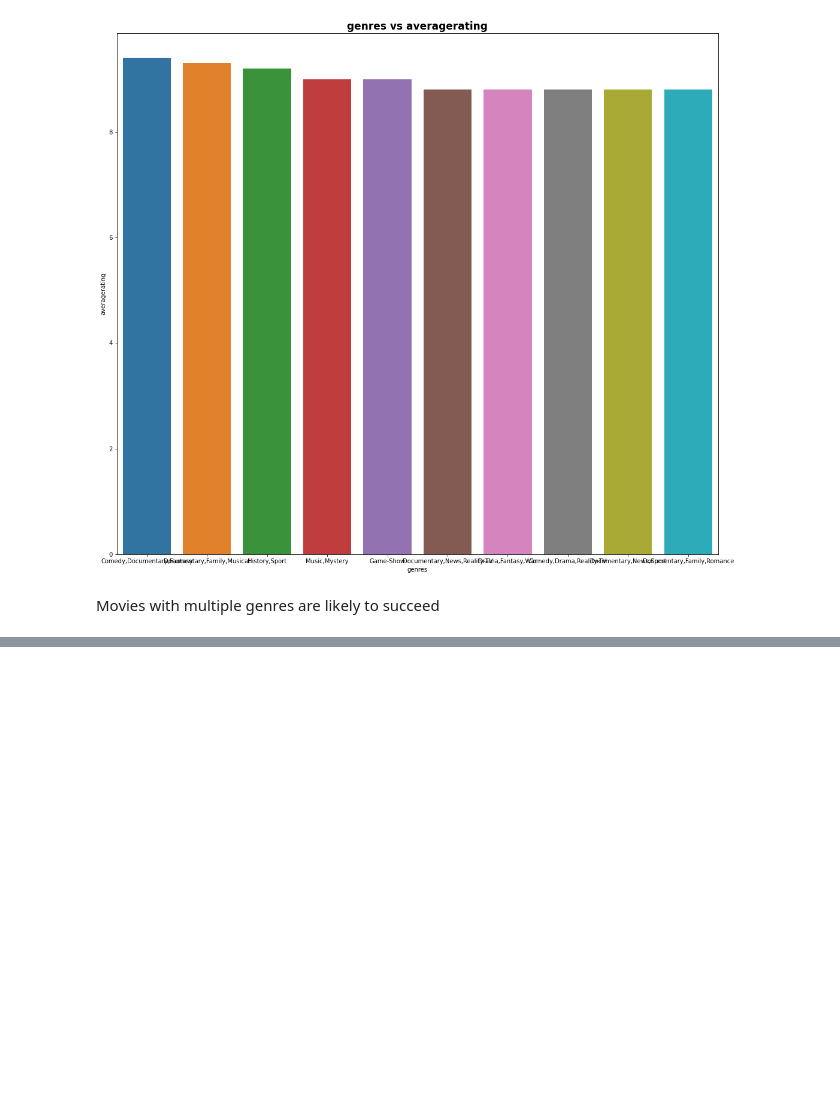
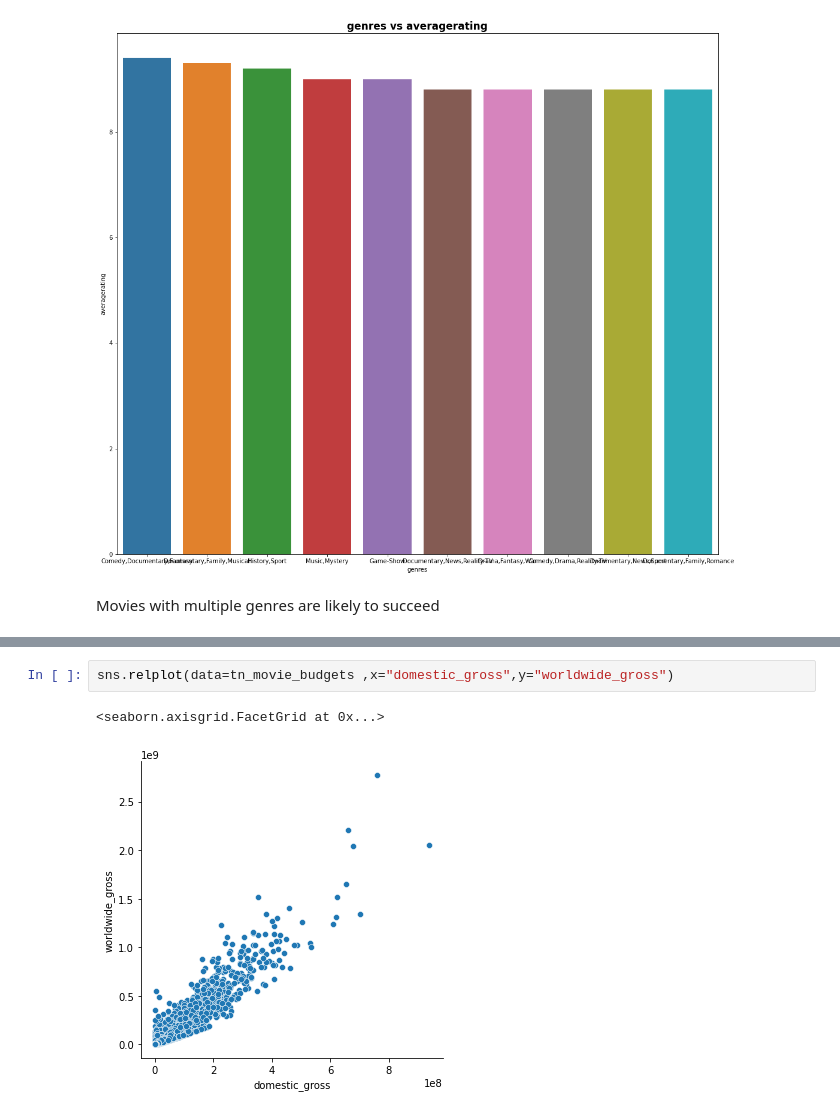
Before and after one commit to DarvinKerubo/dsc-phase-1-project, a Jupyter notebook: student.ipynb, the cells around one changed output, grey strips where cells are left out. Saved outputs shown, nothing was run; the diff lists cells and outputs as text; blank space fills up the shorter version.

```diff
--- a/student.ipynb
+++ b/student.ipynb
@@ -439,0 +458,5 @@ ax.set_ylabel
+# %%
+sns.relplot(data=tn_movie_budgets ,x="domestic_gross",y="worldwide_gross")
+# %% [output]
+<seaborn.axisgrid.FacetGrid at 0x...>
+[figure, added]
```
Also changed, not shown: parts of 6 cells of this notebook.
